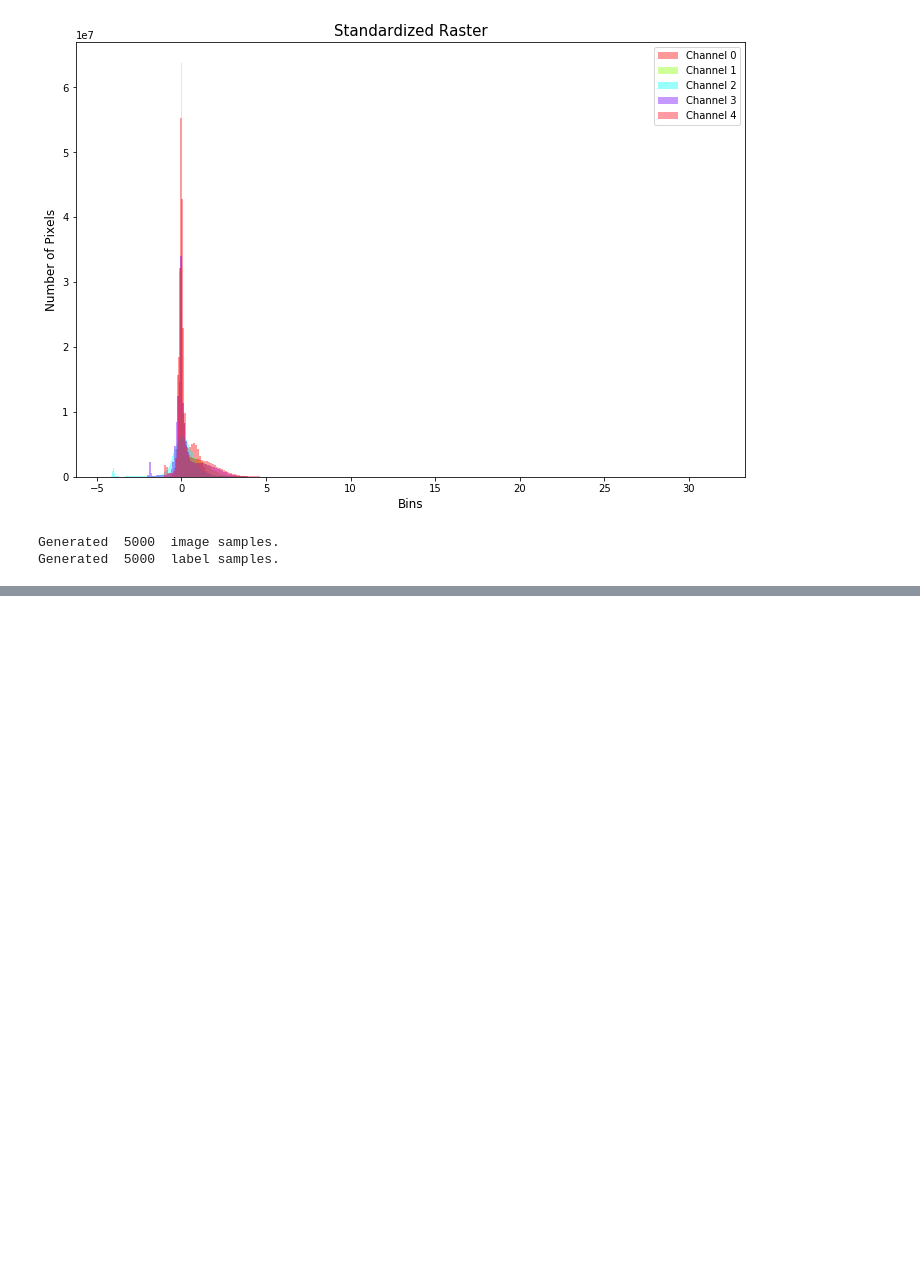
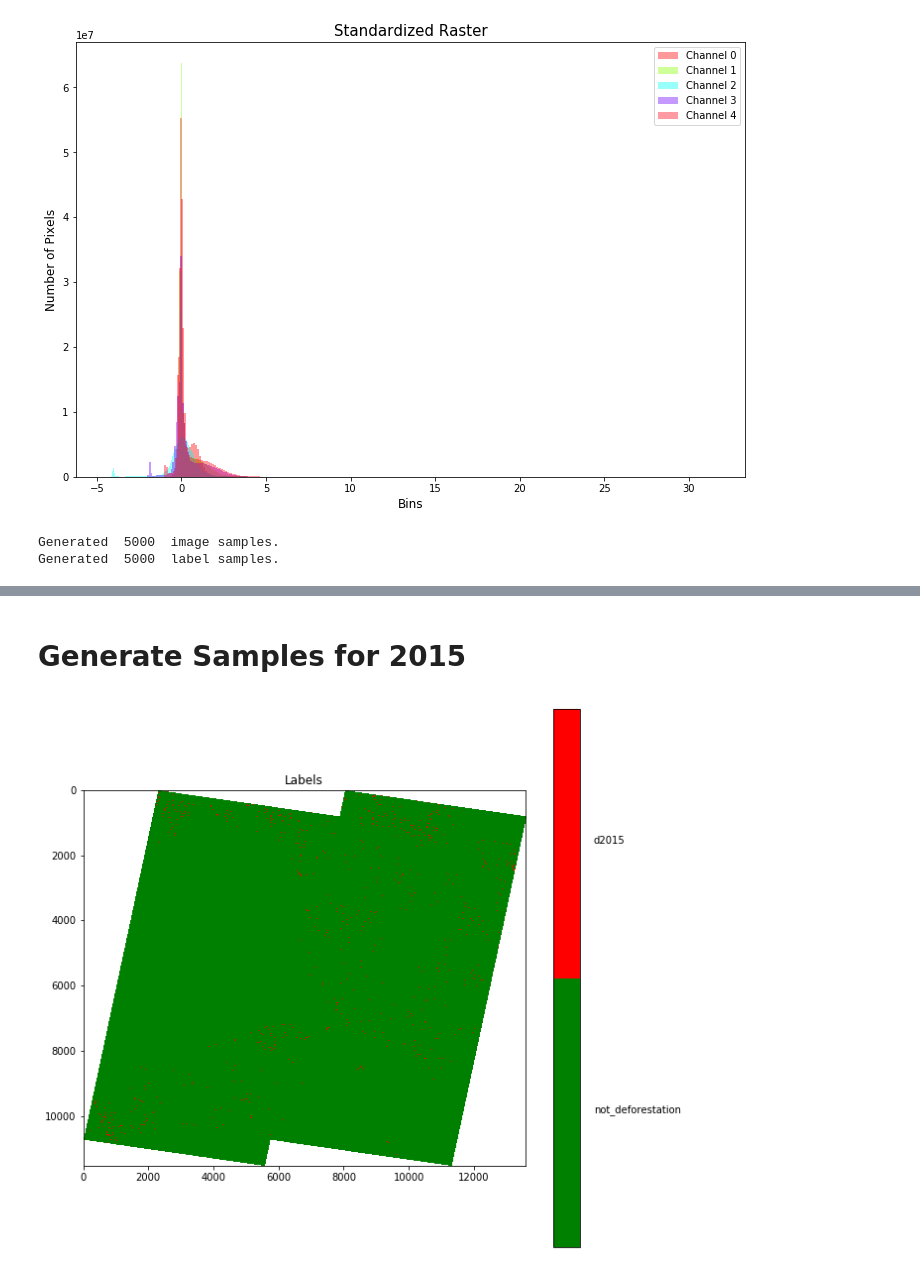
Before and after one commit to rvmaretto/deepgeo, a Jupyter notebook: notebooks/generate_dataset_paper-twoyears.ipynb, the cells around one changed output, grey strips where cells are left out. Saved outputs shown, nothing was run; the diff lists cells and outputs as text; code cells hidden in the pictures; blank space fills up the shorter version.

```diff
--- a/notebooks/generate_dataset_paper-twoyears.ipynb
+++ b/notebooks/generate_dataset_paper-twoyears.ipynb
@@ -111,0 +112,33 @@ vis.plot_vector_file(output_shp)
+# %% [markdown]
+# Generate Samples for 2015
+# %%
+# Input Files
+shape_file_2015 = os.path.join(DATA_DIR, 'Prodes_mosaic.shp')
+raster_file_2015 = os.path.join(DATA_DIR, "mosaic_2015.tif")
+
+#TODO: Generate Samples for 2015 and simply append the arrays to generate the 2015-2016 dataset.
+
+classes_of_interest = ["d2015"]
+non_class = "not_deforestation"
+class_column = "class_name"
+
+# Output Files
+output_path = DATA_DIR
+# fs.mkdir(output_path)
+out_labels = os.path.join(output_path, "labels_2015.tif")
+output_shp = os.path.join(output_path, "samples_2015.shp")
+output_npz = os.path.join(output_path, "dataset_286x286_2015-2016-sep.npz")
+
+number_of_samples = 5000
+chip_size = 286
+# %%
+rasterizer = rstzr.Rasterizer(shape_file_2015,
+                              raster_file_2015,
+                              class_column,
+                              classes_interest=classes_of_interest,
+                              non_class_name=non_class)
+
+rasterizer.collect_class_names()
+rasterizer.rasterize_layer()
+class_names = rasterizer.get_class_names()
+rasterized_layer = rasterizer.get_labeled_raster()
@@ -111,0 +147,6 @@ vis.plot_vector_file(output_shp)
+# %%
+vis.plot_labels(rasterized_layer, class_names, colors=["green", "red"])
+
+# print("UNIQUE: ", np.unique(labels))
+# %% [output]
+[figure, added]
```
Also changed, not shown: parts of 9 cells of this notebook, 2 other files.
